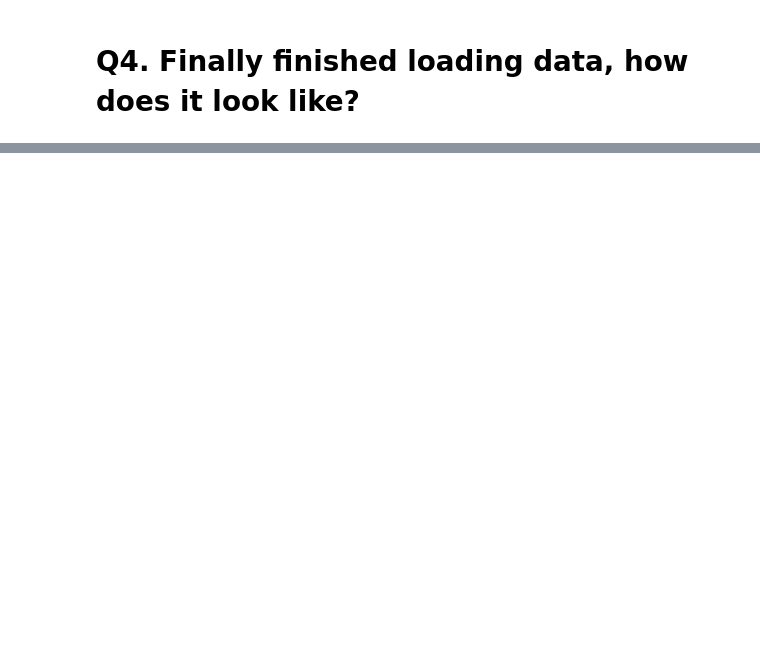
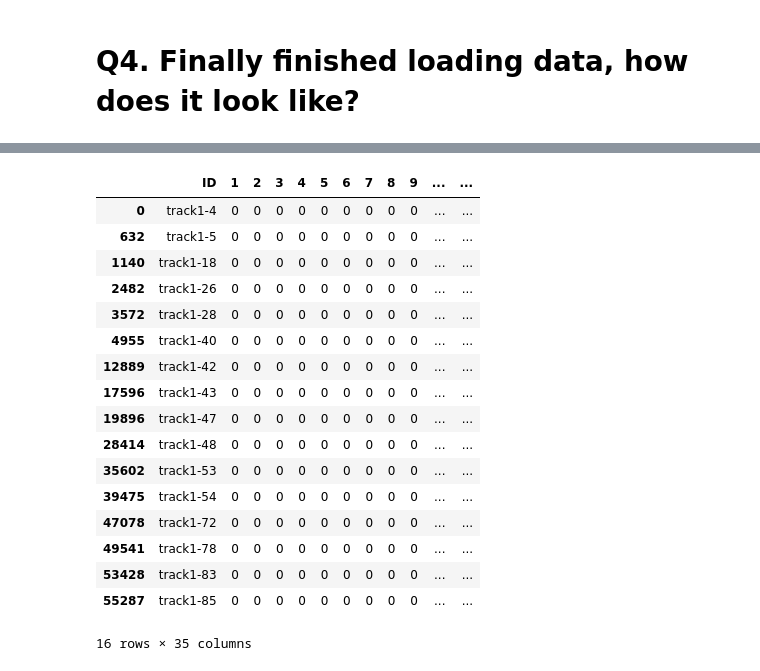
Before and after one commit to affogato-lab/CVPR-2026-mochi, a Jupyter notebook: CVPR_2026.ipynb, the cells around one changed output, grey strips where cells are left out. Drawn from its saved outputs; the diff is of its cells as text; code cells hidden in the pictures; blank space fills up the shorter version.

```diff
--- a/CVPR_2026.ipynb
+++ b/CVPR_2026.ipynb
@@ -753,0 +728,20 @@ np.float64(0.8892537028993033)
+# %%
+window_size = 10
+model = create_lstm_model(10, X_t1.shape[1], y_t1.shape[1])
+padding_x = np.repeat(X_t1[0:1], window_size, axis=0)
+padding_y = np.repeat(y_t1[0:1], window_size, axis = 0)
+padded_data = np.vstack([X_t1, padding_x])
+y = np.concatenate([y_t1, padding_y])
+X, y = prepare_data(padded_data, y, window_size)
+X = np.asarray(X).astype('float32')
+y = np.asarray(y).astype('float32')
+
+model = create_lstm_model(window_size,X.shape[2],y.shape[1])
+
+# 4. Train the model
+early_stop = EarlyStopping(
+    monitor='loss',
+    patience=5,          # Wait 5 epochs for improvement before quitting
+    restore_best_weights=True
+)
+model.fit(X, y, epochs=10, batch_size=32, verbose=0, callbacks=[early_stop])
@@ -753,0 +750,12 @@ np.float64(0.8892537028993033)
+# %%
+padding_x = np.repeat(test_t1[0:1], window_size, axis=0)
+padded_data = np.vstack([test_t1, padding_x])
+X_test= []
+for i in range(len(padded_data)-window_size):
+    # Grab a window of data for X
+    X_test.append(padded_data[i : i + window_size])
+X_test = np.stack(X_test).astype('float32')
+y_pred = model.predict(X_test)
+
+# For classification, convert probabilities to classes
+y_pred_classes = (y_pred > 0.5).astype("int32")
@@ -753,0 +764,30 @@ np.float64(0.8892537028993033)
+# %%
+t1_df = pd.DataFrame(np.column_stack([test_t1_id, y_pred_classes])).drop_duplicates(subset=[0])
+# %%
+t1_df = t1_df.rename({0: 'ID'}, axis = 1)
+for i in range(1, 35):
+    index = 'L'
+    if i<17: index = 'R'
+    t1_df = t1_df.rename({i: f'{index}{i}'})
+t1_df['ID'] = t1_df['ID'].apply(lambda x: f'track1-{x}')
+# %%
+t1_df
+# %% [output]
+|  | ID | 1 | 2 | 3 | 4 | 5 | 6 | 7 | 8 | 9 | ... | ... |
+| 0 | track1-4 | 0 | 0 | 0 | 0 | 0 | 0 | 0 | 0 | 0 | ... | ... |
+| 632 | track1-5 | 0 | 0 | 0 | 0 | 0 | 0 | 0 | 0 | 0 | ... | ... |
+| 1140 | track1-18 | 0 | 0 | 0 | 0 | 0 | 0 | 0 | 0 | 0 | ... | ... |
+| 2482 | track1-26 | 0 | 0 | 0 | 0 | 0 | 0 | 0 | 0 | 0 | ... | ... |
+| 3572 | track1-28 | 0 | 0 | 0 | 0 | 0 | 0 | 0 | 0 | 0 | ... | ... |
+| 4955 | track1-40 | 0 | 0 | 0 | 0 | 0 | 0 | 0 | 0 | 0 | ... | ... |
+| 12889 | track1-42 | 0 | 0 | 0 | 0 | 0 | 0 | 0 | 0 | 0 | ... | ... |
+| 17596 | track1-43 | 0 | 0 | 0 | 0 | 0 | 0 | 0 | 0 | 0 | ... | ... |
+| 19896 | track1-47 | 0 | 0 | 0 | 0 | 0 | 0 | 0 | 0 | 0 | ... | ... |
+| 28414 | track1-48 | 0 | 0 | 0 | 0 | 0 | 0 | 0 | 0 | 0 | ... | ... |
+| 35602 | track1-53 | 0 | 0 | 0 | 0 | 0 | 0 | 0 | 0 | 0 | ... | ... |
+| 39475 | track1-54 | 0 | 0 | 0 | 0 | 0 | 0 | 0 | 0 | 0 | ... | ... |
+| 47078 | track1-72 | 0 | 0 | 0 | 0 | 0 | 0 | 0 | 0 | 0 | ... | ... |
+| 49541 | track1-78 | 0 | 0 | 0 | 0 | 0 | 0 | 0 | 0 | 0 | ... | ... |
+| 53428 | track1-83 | 0 | 0 | 0 | 0 | 0 | 0 | 0 | 0 | 0 | ... | ... |
+| 55287 | track1-85 | 0 | 0 | 0 | 0 | 0 | 0 | 0 | 0 | 0 | ... | ... |
+16 rows × 35 columns
```
Also changed, not shown: parts of 61 cells of this notebook.
